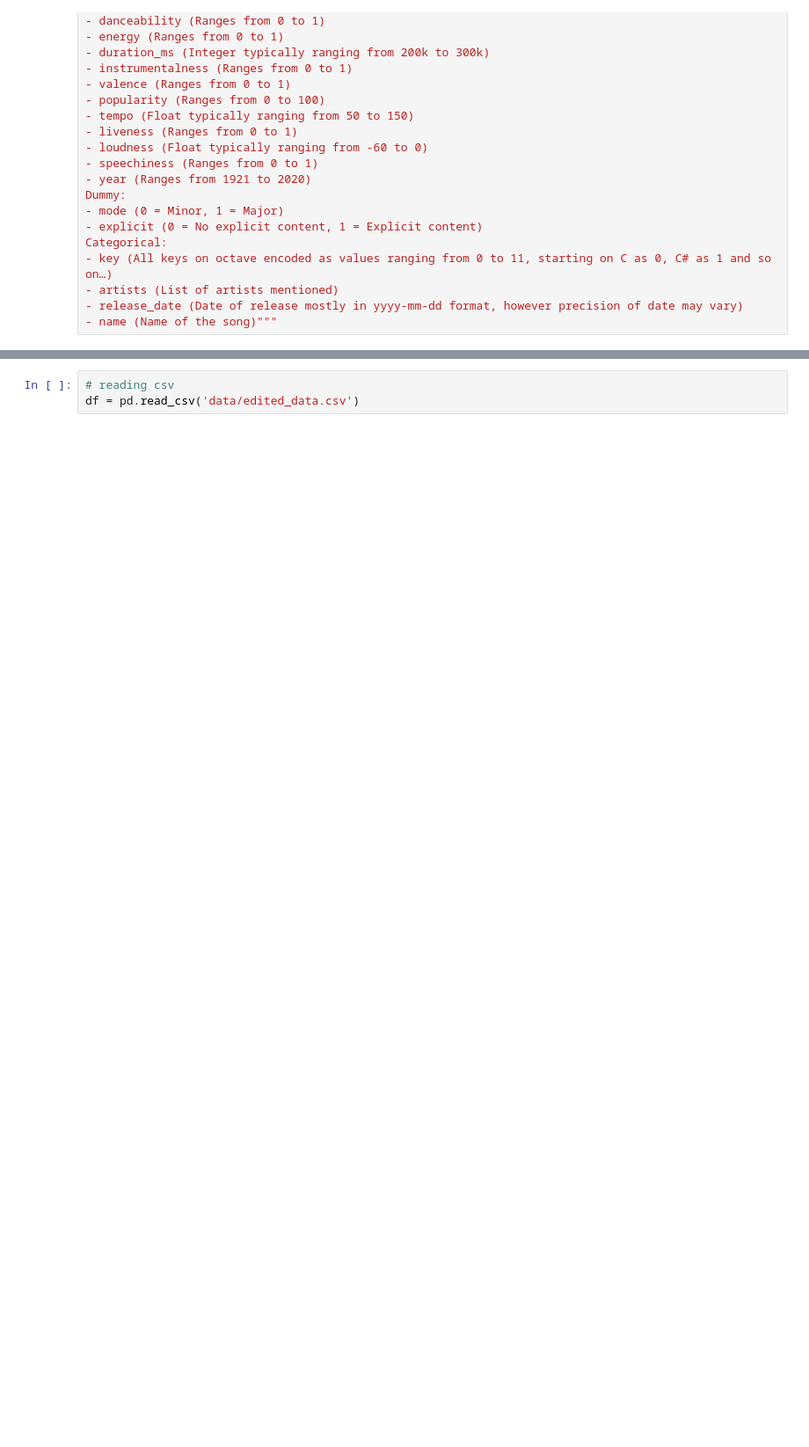
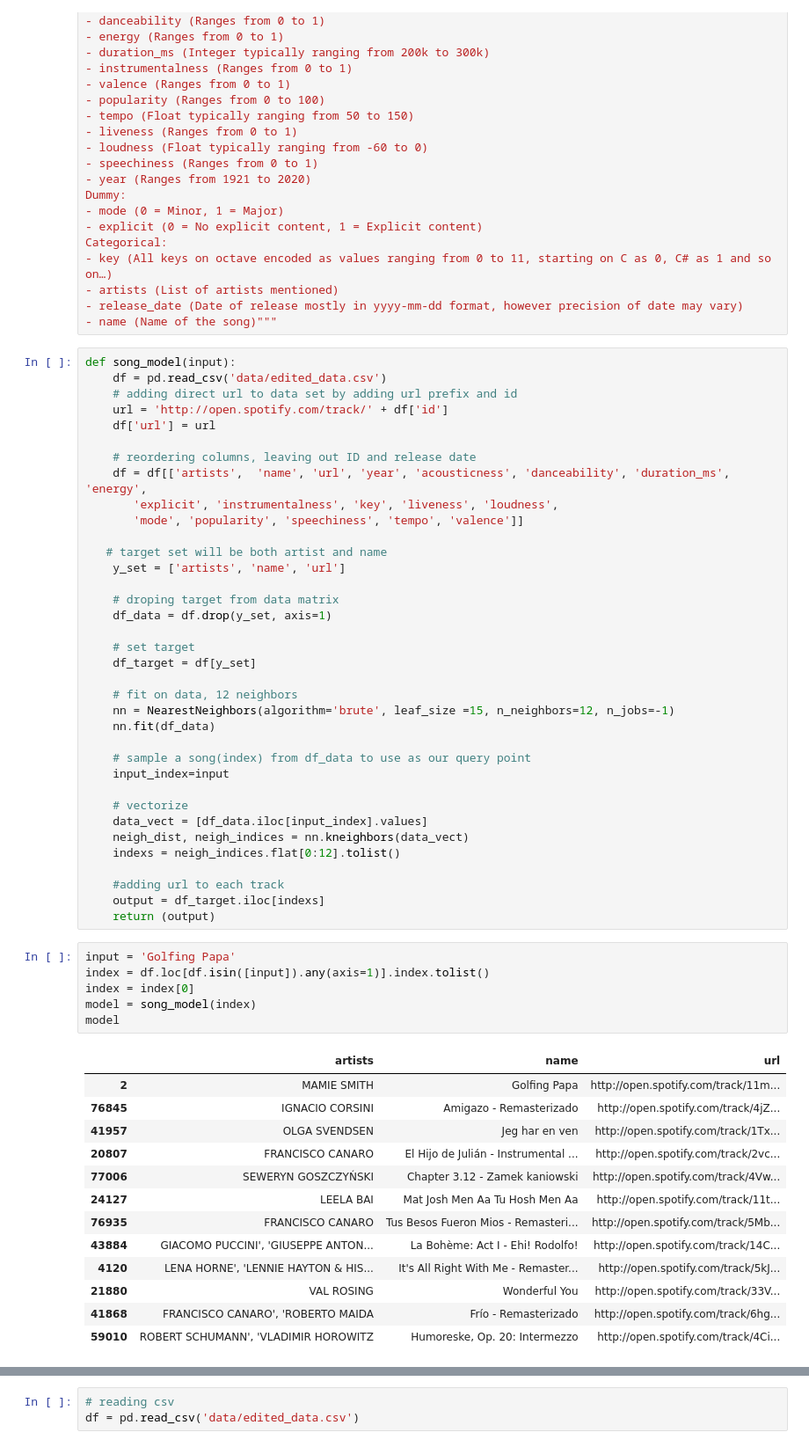
Before and after one commit to Jroc561/spotify_suggester, a Jupyter notebook: josh.ipynb, the cells around one changed output, grey strips where cells are left out. Shown at 88% size. Saved outputs shown, nothing was run; the diff lists cells and outputs as text; blank space fills up the shorter version.

```diff
--- a/josh.ipynb
+++ b/josh.ipynb
@@ -29,3 +29,59 @@ Categorical:
 - artists (List of artists mentioned)
 - release_date (Date of release mostly in yyyy-mm-dd format, however precision of date may vary)
 - name (Name of the song)"""
+# %%
+def song_model(input):
+    df = pd.read_csv('data/edited_data.csv')
+    # adding direct url to data set by adding url prefix and id
+    url = 'http://open.spotify.com/track/' + df['id']
+    df['url'] = url
+
+    # reordering columns, leaving out ID and release date
+    df = df[['artists',  'name', 'url', 'year', 'acousticness', 'danceability', 'duration_ms', 'energy',
+       'explicit', 'instrumentalness', 'key', 'liveness', 'loudness',
+       'mode', 'popularity', 'speechiness', 'tempo', 'valence']]
+
+   # target set will be both artist and name
+    y_set = ['artists', 'name', 'url']
+
+    # droping target from data matrix
+    df_data = df.drop(y_set, axis=1)
+
+    # set target
+    df_target = df[y_set]
+
+    # fit on data, 12 neighbors
+    nn = NearestNeighbors(algorithm='brute', leaf_size =15, n_neighbors=12, n_jobs=-1)
+    nn.fit(df_data)
+
+    # sample a song(index) from df_data to use as our query point
+    input_index=input
+
+    # vectorize
+    data_vect = [df_data.iloc[input_index].values]
+    neigh_dist, neigh_indices = nn.kneighbors(data_vect)
+    indexs = neigh_indices.flat[0:12].tolist()
+
+    #adding url to each track
+    output = df_target.iloc[indexs]
+    return (output)
+# %%
+input = 'Golfing Papa'
+index = df.loc[df.isin([input]).any(axis=1)].index.tolist()
+index = index[0]
+model = song_model(index)
+model
+# %% [output]
+|  | artists | name | url |
+| 2 | MAMIE SMITH | Golfing Papa | http://open.spotify.com/track/11m... |
+| 76845 | IGNACIO CORSINI | Amigazo - Remasterizado | http://open.spotify.com/track/4jZ... |
+| 41957 | OLGA SVENDSEN | Jeg har en ven | http://open.spotify.com/track/1Tx... |
+| 20807 | FRANCISCO CANARO | El Hijo de Julián - Instrumental ... | http://open.spotify.com/track/2vc... |
+| 77006 | SEWERYN GOSZCZYŃSKI | Chapter 3.12 - Zamek kaniowski | http://open.spotify.com/track/4Vw... |
+| 24127 | LEELA BAI | Mat Josh Men Aa Tu Hosh Men Aa | http://open.spotify.com/track/11t... |
+| 76935 | FRANCISCO CANARO | Tus Besos Fueron Mios - Remasteri... | http://open.spotify.com/track/5Mb... |
+| 43884 | GIACOMO PUCCINI', 'GIUSEPPE ANTON... | La Bohème: Act I - Ehi! Rodolfo! | http://open.spotify.com/track/14C... |
+| 4120 | LENA HORNE', 'LENNIE HAYTON & HIS... | It's All Right With Me - Remaster... | http://open.spotify.com/track/5kJ... |
+| 21880 | VAL ROSING | Wonderful You | http://open.spotify.com/track/33V... |
+| 41868 | FRANCISCO CANARO', 'ROBERTO MAIDA | Frío - Remasterizado | http://open.spotify.com/track/6hg... |
+| 59010 | ROBERT SCHUMANN', 'VLADIMIR HOROWITZ | Humoreske, Op. 20: Intermezzo | http://open.spotify.com/track/4Ci... |
```
Also changed, not shown: parts of 9 cells of this notebook, 2 other files.
